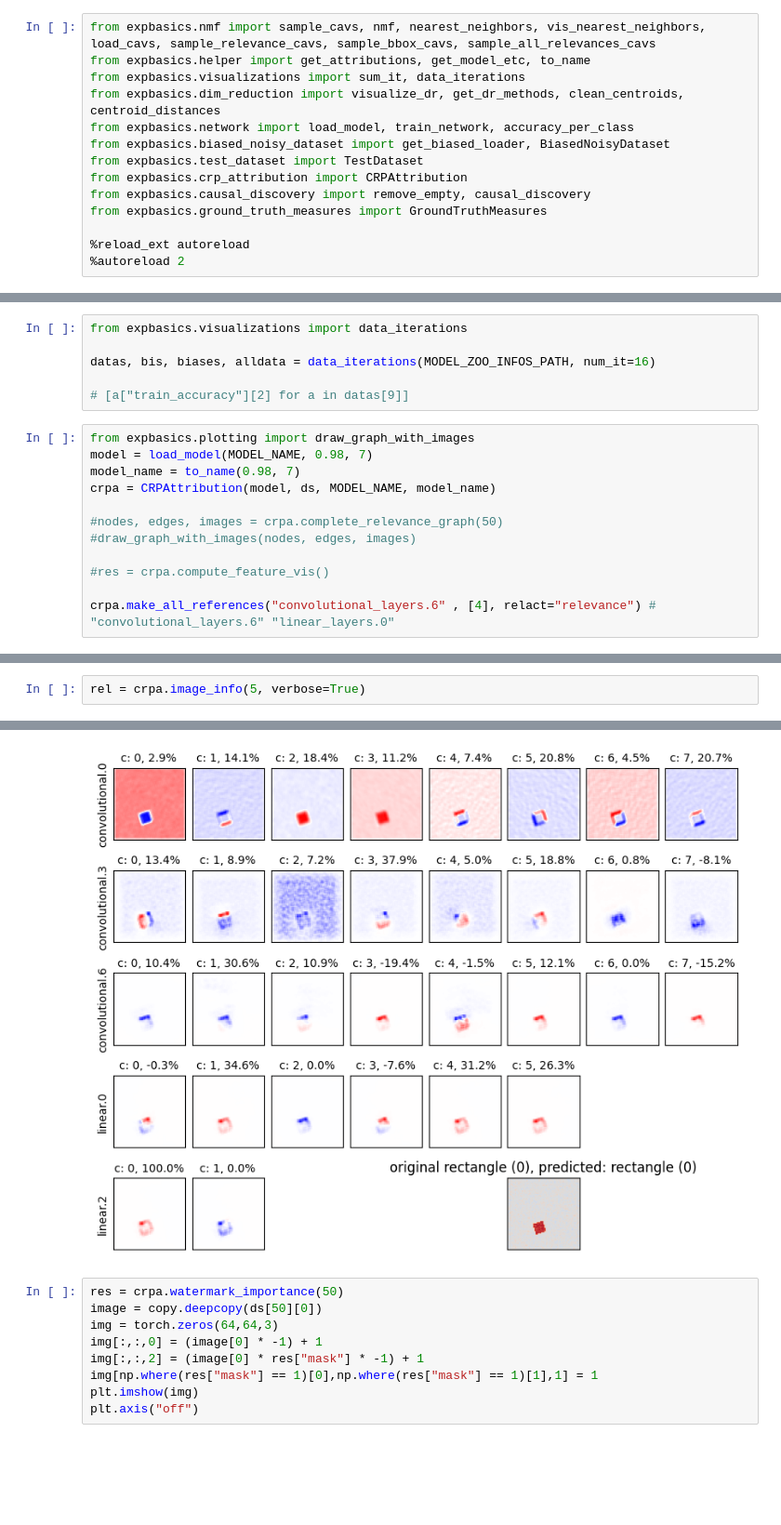
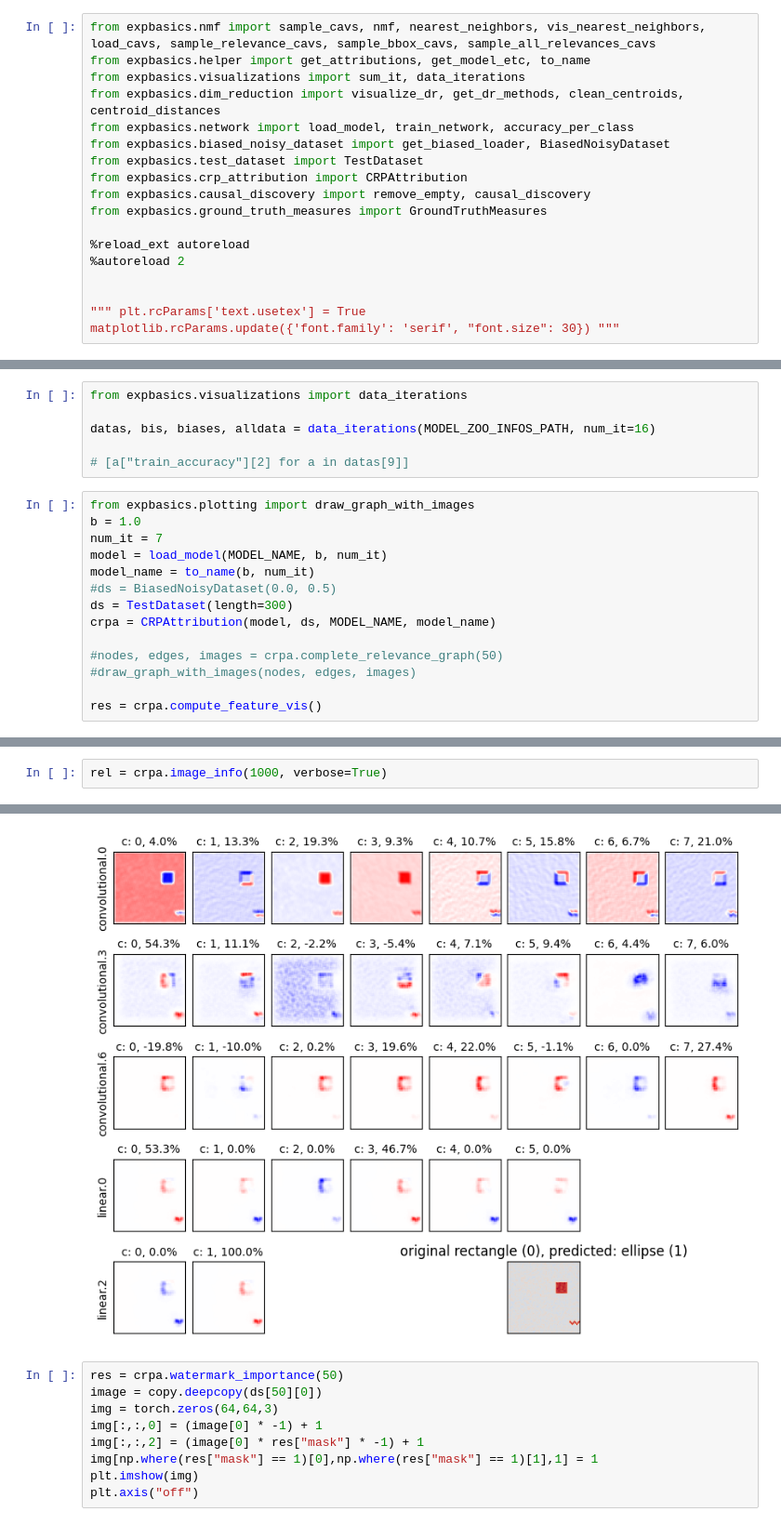
Before and after one commit to lillijo/xai-evaluation-master-thesis, a Jupyter notebook: experiments/random_visualizations.ipynb, the cells around one changed output, grey strips where cells are left out. Shown at 93% size. Saved outputs shown, nothing was run; the diff lists cells and outputs as text; blank space fills up the shorter version.

```diff
--- a/experiments/random_visualizations.ipynb
+++ b/experiments/random_visualizations.ipynb
@@ -27,3 +27,7 @@ from expbasics.ground_truth_measures import GroundTruthMeasures
 
 %reload_ext autoreload
 %autoreload 2
+
+
+""" plt.rcParams['text.usetex'] = True
+matplotlib.rcParams.update({'font.family': 'serif', "font.size": 30}) """
@@ -50,15 +56,17 @@ datas, bis, biases, alldata = data_iterations(MODEL_ZOO_INFOS_PATH, num_it=16)
 # [a["train_accuracy"][2] for a in datas[9]]
 # %%
 from expbasics.plotting import draw_graph_with_images
-model = load_model(MODEL_NAME, 0.98, 7)
-model_name = to_name(0.98, 7)
+b = 1.0
+num_it = 7
+model = load_model(MODEL_NAME, b, num_it)
+model_name = to_name(b, num_it)
+#ds = BiasedNoisyDataset(0.0, 0.5)
+ds = TestDataset(length=300)
 crpa = CRPAttribution(model, ds, MODEL_NAME, model_name)
 
 #nodes, edges, images = crpa.complete_relevance_graph(50)
 #draw_graph_with_images(nodes, edges, images)
 
-#res = crpa.compute_feature_vis()
-
-crpa.make_all_references("convolutional_layers.6" , [4], relact="relevance") # "convolutional_layers.6" "linear_layers.0"
+res = crpa.compute_feature_vis()
 # %% [output]
 computing feature vis
@@ -72,3 +204,3 @@ crpa.make_all_references("convolutional_layers.6" , [4], relact="activation") #
 # %%
-rel = crpa.image_info(5, verbose=True)
+rel = crpa.image_info(1000, verbose=True)
 # %% [output]
@@ -87,4 +219,4 @@ output: tensor([[ 3.6665, -2.7231]]),
-[figure, old version]
+[figure, new version]
 # %%
 res = crpa.watermark_importance(50)
 image = copy.deepcopy(ds[50][0])
```
Also changed, not shown: parts of 10 cells of this notebook, 1 other file.
